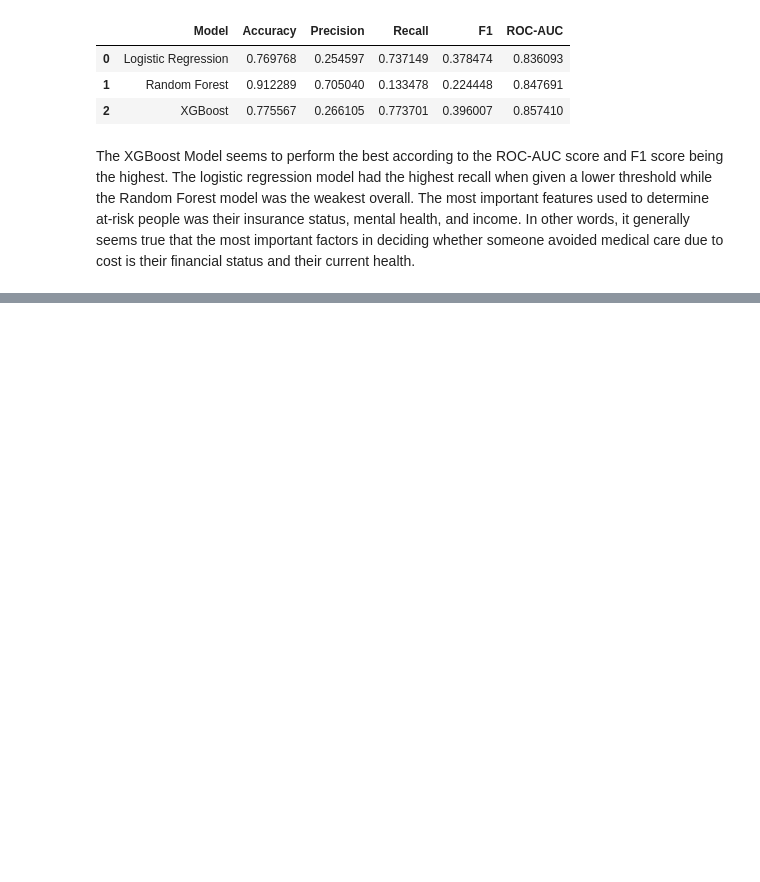
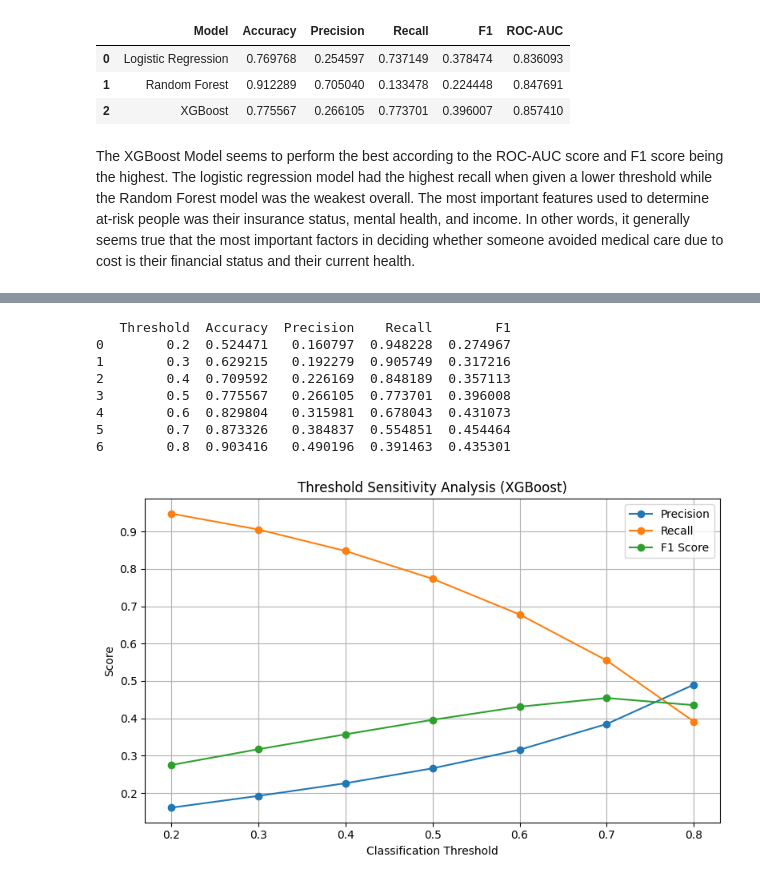
Before and after one commit to rechellet/brfss-healthcare-access-analysis, a Jupyter notebook: notebooks/03_supervised_model.ipynb, the cells around one changed output, grey strips where cells are left out. Drawn from its saved outputs; the diff is of its cells as text; code cells hidden in the pictures; blank space fills up the shorter version.

```diff
--- a/notebooks/03_supervised_model.ipynb
+++ b/notebooks/03_supervised_model.ipynb
@@ -324,0 +519,53 @@ The XGBoost Model seems to perform the best according to the ROC-AUC score and F
+# %%
+xgb_model.fit(X_train, y_train)
+
+y_prob = cross_val_predict(xgb_model, X, y, cv=cv, method="predict_proba")[:, 1]
+
+thresholds = np.arange(0.2, 0.81, 0.1)
+
+results = []
+
+for t in thresholds:
+
+    y_pred = (y_prob >= t).astype(int)
+
+    results.append({
+        "Threshold": t,
+        "Accuracy": accuracy_score(y, y_pred),
+        "Precision": precision_score(y, y_pred, zero_division=0),
+        "Recall": recall_score(y, y_pred, zero_division=0),
+        "F1": f1_score(y, y_pred, zero_division=0)
+    })
+
+sensitivity_df = pd.DataFrame(results)
+
+print(sensitivity_df)
+
+plt.figure(figsize=(8,5))
+
+plt.plot(sensitivity_df["Threshold"], sensitivity_df["Precision"], marker='o', label="Precision")
+
+plt.plot(sensitivity_df["Threshold"], sensitivity_df["Recall"], marker='o', label="Recall")
+
+plt.plot( sensitivity_df["Threshold"], sensitivity_df["F1"], marker='o', label="F1 Score")
+
+plt.xlabel("Classification Threshold")
+plt.ylabel("Score")
+plt.title("Threshold Sensitivity Analysis (XGBoost)")
+plt.xticks(thresholds)
+plt.grid(True)
+
+plt.legend()
+
+plt.tight_layout()
+plt.show()
+# %% [output]
+   Threshold  Accuracy  Precision    Recall        F1
+0        0.2  0.524471   0.160797  0.948228  0.274967
+1        0.3  0.629215   0.192279  0.905749  0.317216
+2        0.4  0.709592   0.226169  0.848189  0.357113
+3        0.5  0.775567   0.266105  0.773701  0.396008
+4        0.6  0.829804   0.315981  0.678043  0.431073
+5        0.7  0.873326   0.384837  0.554851  0.454464
+6        0.8  0.903416   0.490196  0.391463  0.435301
+[figure, added]
```
Also changed, not shown: parts of 10 cells of this notebook.
